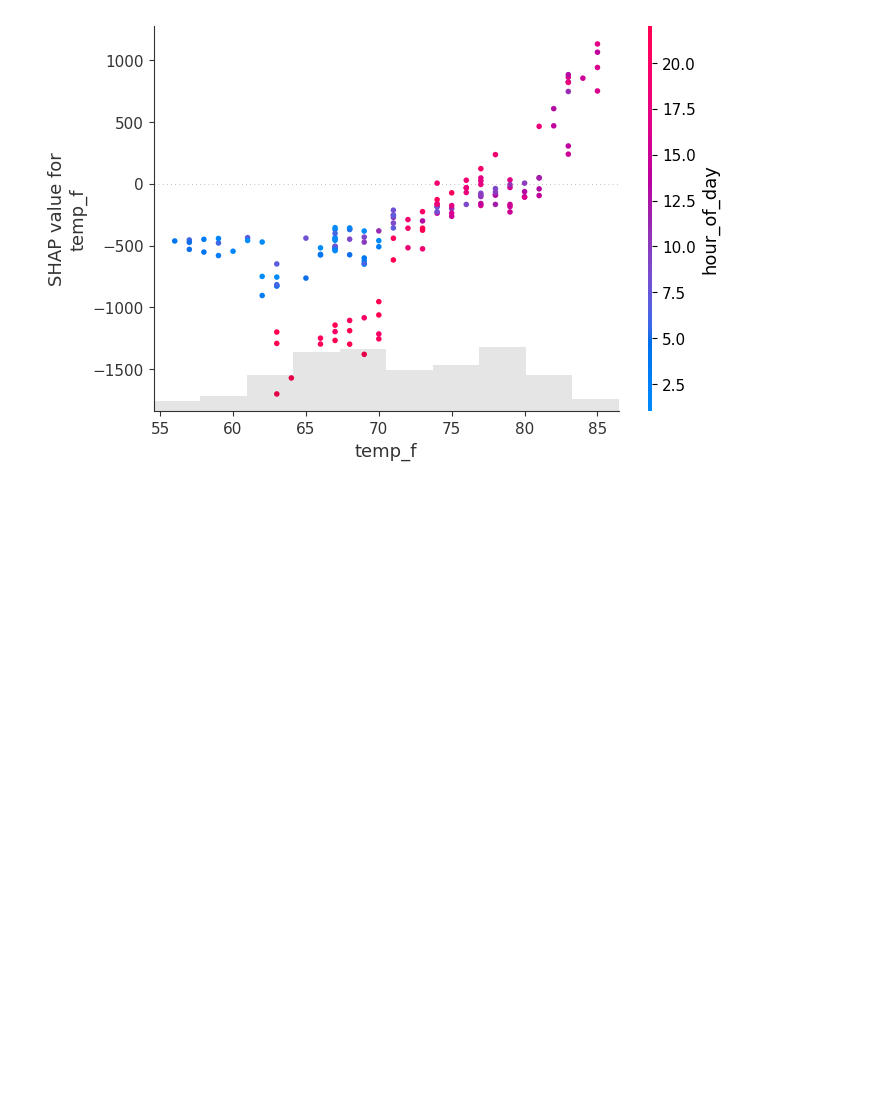
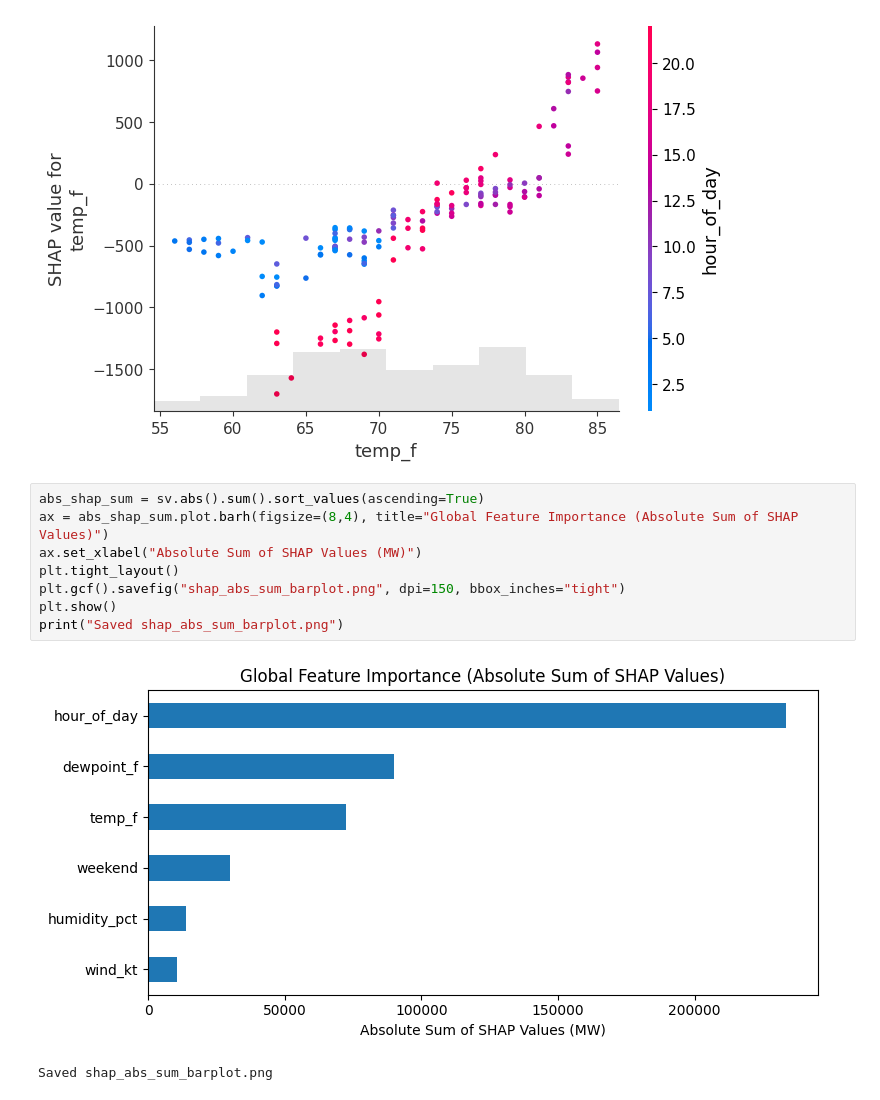
Before and after one commit to ShrutiPatel0311/OPIM-5512-Lab-2-qns25001-raa20002, a Jupyter notebook: src/Lab2_A_Global_SHAP (1).ipynb, the cells around one changed output. Drawn from its saved outputs; the diff is of its cells as text; blank space fills up the shorter version.

```diff
--- a/src/Lab2_A_Global_SHAP.ipynb
+++ b/src/Lab2_A_Global_SHAP (1).ipynb
@@ -139,3 +143,14 @@ shap.plots.violin(shap_values)
 shap.plots.scatter(shap_values[:, "temp_f"], color=shap_values)
 # %% [output]
 [figure]
+# %%
+abs_shap_sum = sv.abs().sum().sort_values(ascending=True)
+ax = abs_shap_sum.plot.barh(figsize=(8,4), title="Global Feature Importance (Absolute Sum of SHAP Values)")
+ax.set_xlabel("Absolute Sum of SHAP Values (MW)")
+plt.tight_layout()
+plt.gcf().savefig("shap_abs_sum_barplot.png", dpi=150, bbox_inches="tight")
+plt.show()
+print("Saved shap_abs_sum_barplot.png")
+# %% [output]
+[figure, added]
+Saved shap_abs_sum_barplot.png
```
Also changed, not shown: parts of 1 cell of this notebook, 2 other files.
